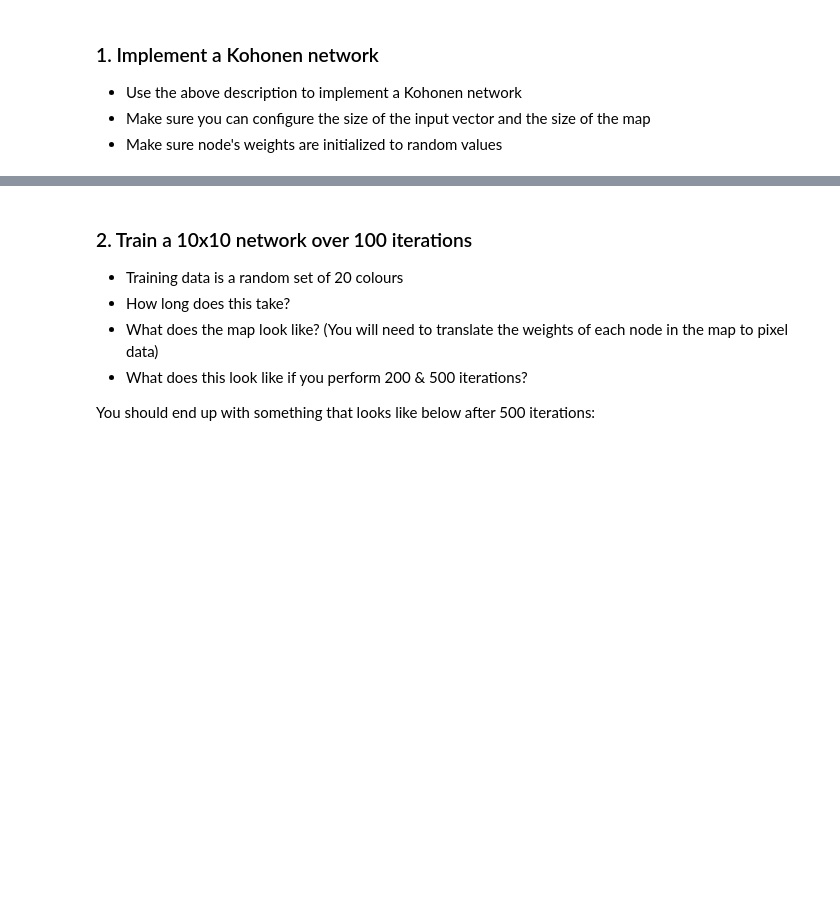
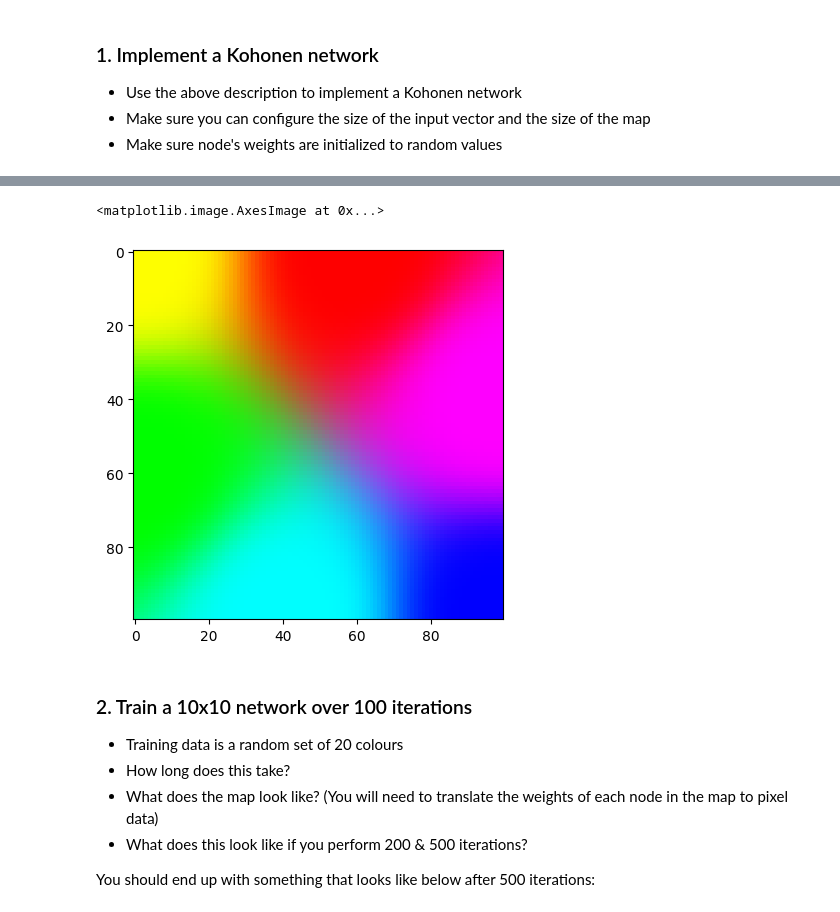
Before and after one commit to drb3hn4m/som_project, a Jupyter notebook: kohonen.ipynb, the cells around one changed output, grey strips where cells are left out. Saved outputs shown, nothing was run; the diff lists cells and outputs as text; code cells hidden in the pictures; blank space fills up the shorter version.

```diff
--- a/kohonen.ipynb
+++ b/kohonen.ipynb
@@ -139,3 +139,9 @@ Elapsed time for SOM training: 4.61 seconds
+# %%
+import matplotlib.pyplot as plt
+plt.imshow(image_data)
+# %% [output]
+<matplotlib.image.AxesImage at 0x...>
+[figure, added]
 # %% [markdown]
 ### 2. Train a 10x10 network over 100 iterations
 
```
Also changed, not shown: parts of 2 cells of this notebook, 4 other files.
